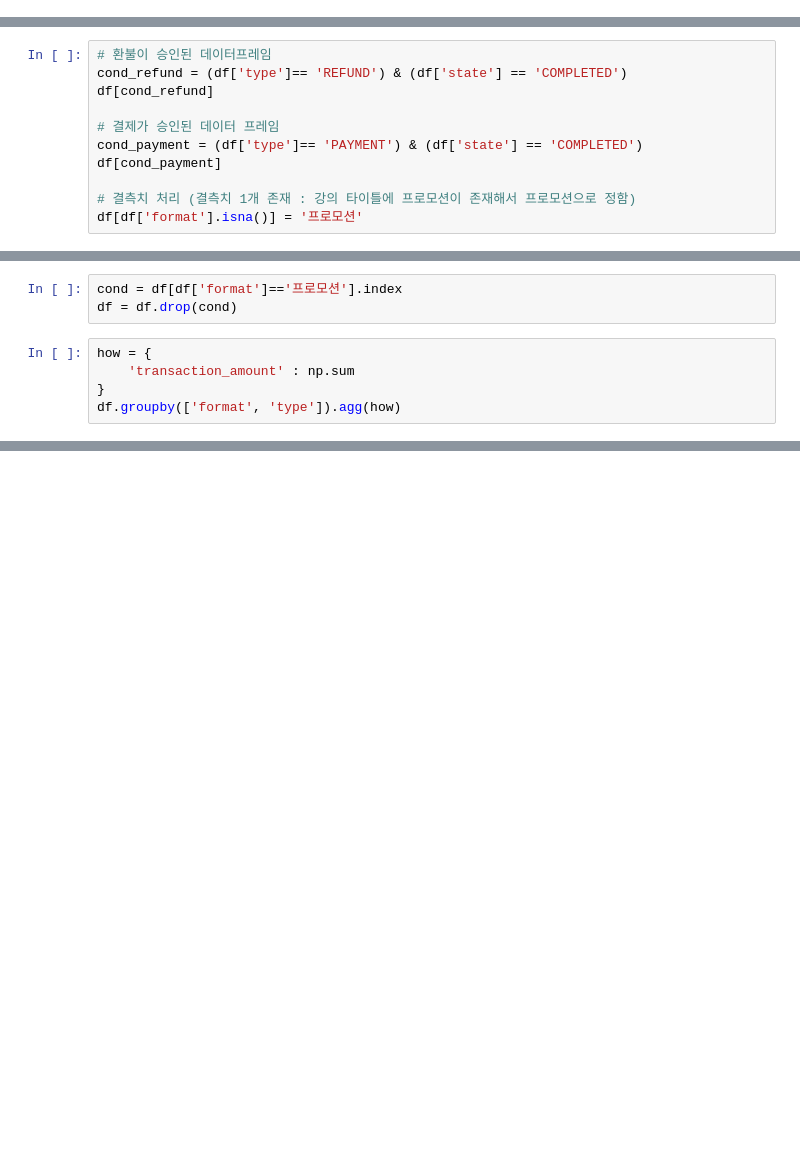
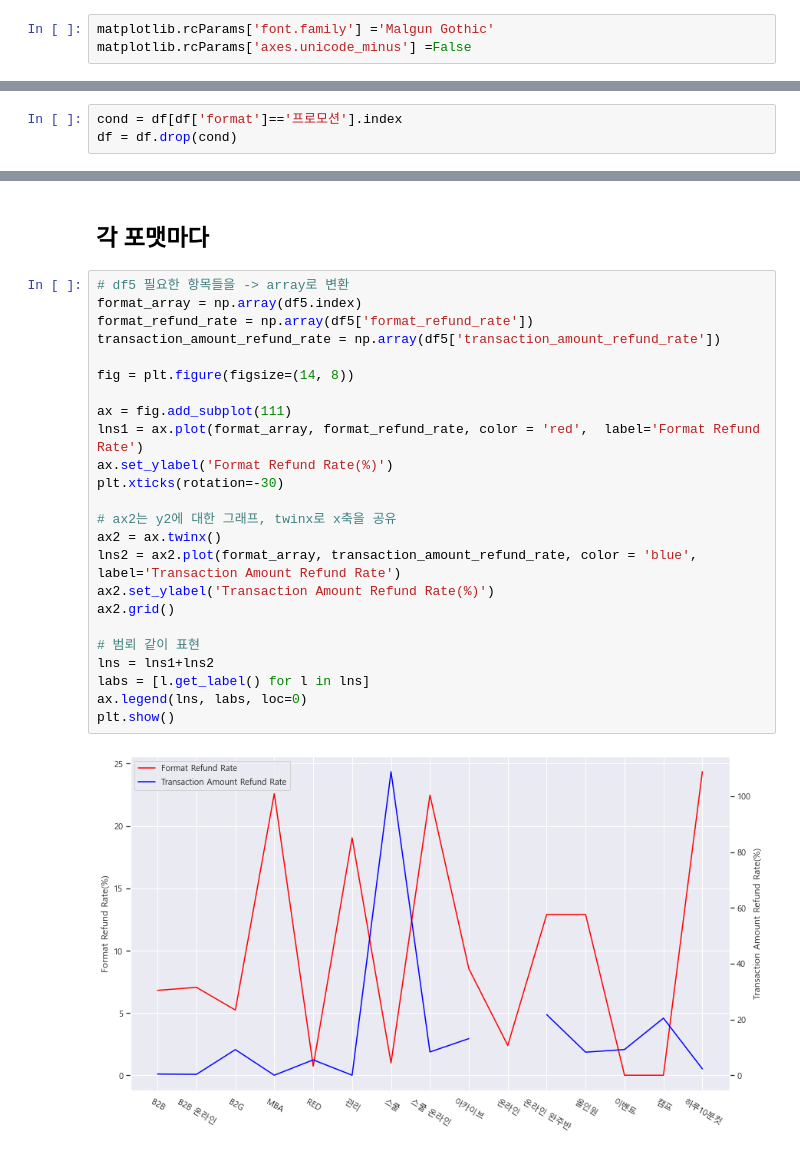
Before and after one commit to yd-online3/fc_miniproject, a Jupyter notebook: fc_mini_hojun.ipynb, the cells around one changed output, grey strips where cells are left out. Drawn from its saved outputs; the diff is of its cells as text; blank space fills up the shorter version.

```diff
--- a/fc_mini_hojun.ipynb
+++ b/fc_mini_hojun.ipynb
@@ -7,6 +11,9 @@ import seaborn as sns
 plt.rc("font", family = "Malgun Gothic")
 sns.set(font="Malgun Gothic",
 rc={"axes.unicode_minus":False}, style='darkgrid')
+# %%
+matplotlib.rcParams['font.family'] ='Malgun Gothic'
+matplotlib.rcParams['axes.unicode_minus'] =False
 # %%
 pd.options.display.float_format = '{:.1f}'.format
 pd.options.display.float_format = '{:,}'.format
@@ -573,11 +475,0 @@ plt.show()
-# %%
-# 환불이 승인된 데이터프레임
-cond_refund = (df['type']== 'REFUND') & (df['state'] == 'COMPLETED')
-df[cond_refund]
-
-# 결제가 승인된 데이터 프레임
-cond_payment = (df['type']== 'PAYMENT') & (df['state'] == 'COMPLETED')
-df[cond_payment]
-
-# 결측치 처리 (결측치 1개 존재 : 강의 타이틀에 프로모션이 존재해서 프로모션으로 정함)
-df[df['format'].isna()] = '프로모션'
@@ -629,8 +476,3 @@ format : "B2G"의 환불률은 24.355% 입니다.
 # %%
 cond = df[df['format']=='프로모션'].index
 df = df.drop(cond)
-# %%
-how = {
-    'transaction_amount' : np.sum
-}
-df.groupby(['format', 'type']).agg(how)
@@ -656,3 +599,31 @@ df.groupby(['format', 'type']).agg(how)
+# %% [markdown]
+## 각 포맷마다
+# %%
+# df5 필요한 항목들을 -> array로 변환
+format_array = np.array(df5.index)
+format_refund_rate = np.array(df5['format_refund_rate'])
+transaction_amount_refund_rate = np.array(df5['transaction_amount_refund_rate'])
+
+fig = plt.figure(figsize=(14, 8))
+
+ax = fig.add_subplot(111)
+lns1 = ax.plot(format_array, format_refund_rate, color = 'red',  label='Format Refund Rate')
+ax.set_ylabel('Format Refund Rate(%)')
+plt.xticks(rotation=-30)
+
+# ax2는 y2에 대한 그래프, twinx로 x축을 공유
+ax2 = ax.twinx()
+lns2 = ax2.plot(format_array, transaction_amount_refund_rate, color = 'blue', label='Transaction Amount Refund Rate')
+ax2.set_ylabel('Transaction Amount Refund Rate(%)')
+ax2.grid()
+
+# 범뢰 같이 표현
+lns = lns1+lns2
+labs = [l.get_label() for l in lns]
+ax.legend(lns, labs, loc=0)
+plt.show()
+# %% [output]
+[figure, added]
 # %%
 how = {
     'transaction_amount' : np.sum,
```
Also changed, not shown: parts of 23 cells of this notebook, 1 other file.
